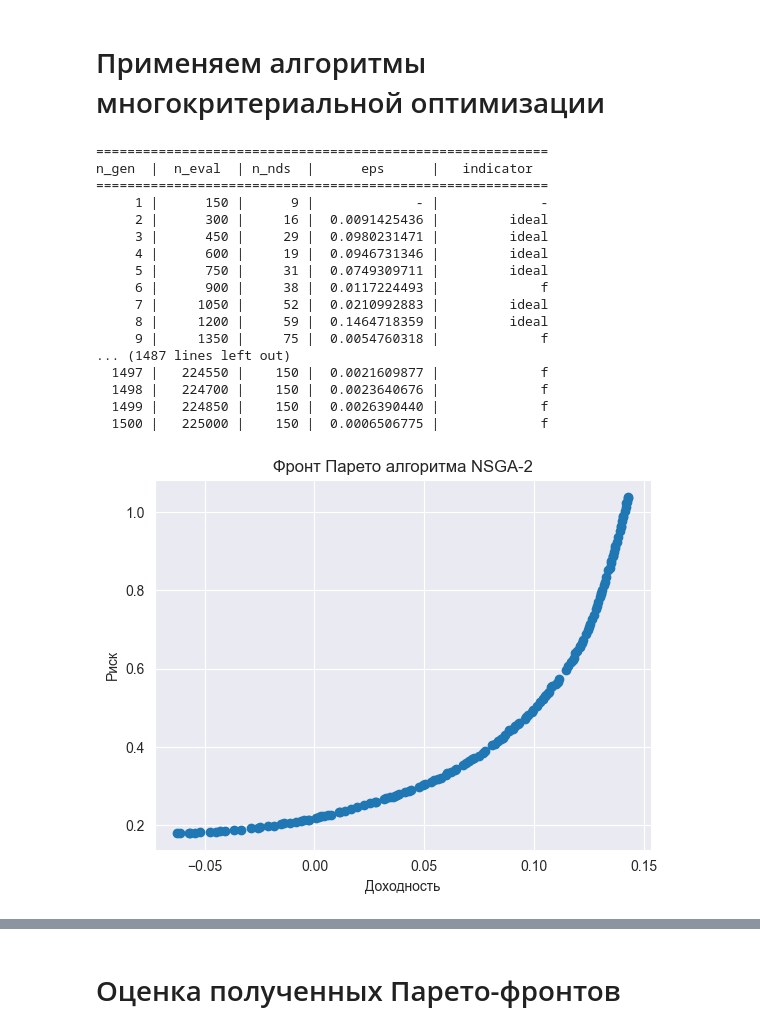
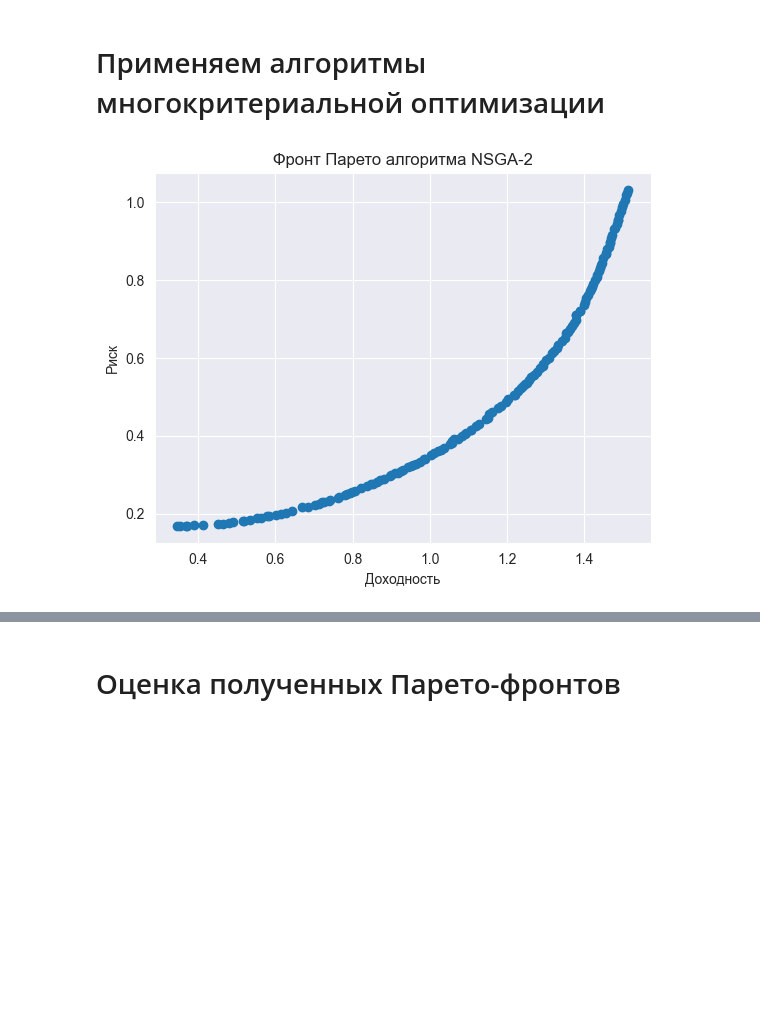
Before and after one commit to ArTeria21/Crypto_optimization, a Jupyter notebook: portfolio_optimization.ipynb, the cells around one changed output, grey strips where cells are left out. Drawn from its saved outputs; the diff is of its cells as text; code cells hidden in the pictures; blank space fills up the shorter version.

```diff
--- a/portfolio_optimization.ipynb
+++ b/portfolio_optimization.ipynb
@@ -47,7 +47,7 @@ import yfinance as yf
 sns.set_style('darkgrid')
 
 # Флаг для вывода/скрытия логов работы алгоритмов
-SHOW_LOGS = True
+SHOW_LOGS = False
 # %% [markdown]
 В качестве метрики для оценки риска криптовалютного портфеля мы будем использовать его валатильность + несколько штрафных функций, чтобы алгоритм не "клал все яйца в одну корзину".
 
@@ -78,7 +78,7 @@ TICKERS = ["TON11419-USD", "SUI20947-USD",'ETH-USD', "LINK-USD", "APT21794-USD",
 
 # Даты обучающей выборки
 training_start_date = "2024-08-01"
-training_end_date = "2024-08-29"
+training_end_date = "2024-09-29"
 
 # Получим цены на начало и конец обучающей выборки
 start_token_prices = {ticker: get_price_on_date(ticker, training_start_date) for ticker in TICKERS}
@@ -176,43 +176,26 @@ problem = CryptoPortfolioProblem()
 # %%
 # Первый алгоритм, который мы протестируем - это NSGA-2.
 # В данном случае мы не используем параметры по умолчанию, а явно задаем размер популяции и количество поколений
 
 nsga2 = NSGA2(pop_size=150)
 mutation = PolynomialMutation(eta=20, prob_var=0.2)
 
 nsga2_result = minimize(
     problem,
     nsga2,
     ('n_gen', 1500),
-    verbose=True,
+    verbose=SHOW_LOGS,
     mutation=mutation
 )
 
 # Визуализируем результаты
 plt.scatter(-nsga2_result.F[:, 0], nsga2_result.F[:, 1])
 plt.xlabel("Доходность")
 plt.ylabel("Риск")
 plt.title("Фронт Парето алгоритма NSGA-2")
 plt.show()
 # %% [output]
-==========================================================
-n_gen  |  n_eval  | n_nds  |      eps      |   indicator
-==========================================================
-     1 |      150 |      9 |             - |             -
-     2 |      300 |     16 |  0.0091425436 |         ideal
-     3 |      450 |     29 |  0.0980231471 |         ideal
-     4 |      600 |     19 |  0.0946731346 |         ideal
-     5 |      750 |     31 |  0.0749309711 |         ideal
-     6 |      900 |     38 |  0.0117224493 |             f
-     7 |     1050 |     52 |  0.0210992883 |         ideal
-     8 |     1200 |     59 |  0.1464718359 |         ideal
-     9 |     1350 |     75 |  0.0054760318 |             f
-... (1487 lines left out)
-  1497 |   224550 |    150 |  0.0021609877 |             f
-  1498 |   224700 |    150 |  0.0023640676 |             f
-  1499 |   224850 |    150 |  0.0026390440 |             f
-  1500 |   225000 |    150 |  0.0006506775 |             f
-[figure, old version]
+[figure, new version]
 # %%
 # Второй алгоритм, который мы протестируем - это MOEA/D.
 
```
Also changed, not shown: parts of 15 cells of this notebook, 2 other files.
